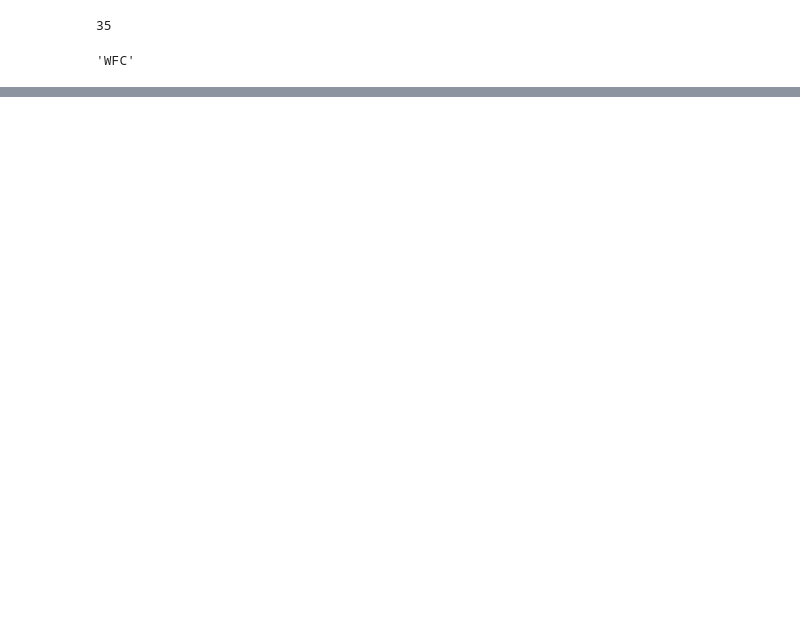
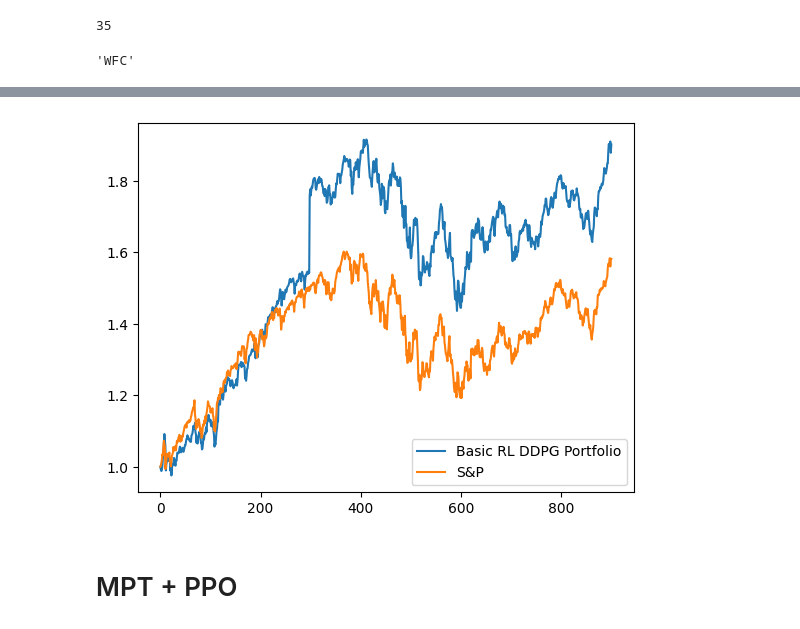
Before and after one commit to bufn403/portfolio-rl, a Jupyter notebook: portfolio_train.ipynb, the cells around one changed output, grey strips where cells are left out. Saved outputs shown, nothing was run; the diff lists cells and outputs as text; code cells hidden in the pictures; blank space fills up the shorter version.

Commit message:
mpt paper; ppo + ddpg for basic env

```diff
--- a/portfolio_train.ipynb
+++ b/portfolio_train.ipynb
@@ -122,0 +79,7 @@ np.stack(actions)[:, 35].argmax()
+# %%
+# Parallel environments
+vec_env = make_vec_env(BasicEnv, n_envs=4)
+
+model = DDPG("MlpPolicy", vec_env, verbose=1, seed=1)
+model.learn(total_timesteps=100_000)
+model.save("basic_ddpg_model")
@@ -122,0 +105,26 @@ np.stack(actions)[:, 35].argmax()
+# %%
+env = BasicEnv(start_year=2020, end_year=2024)
+obs, _ = env.reset()
+
+port_val = [1.0]
+snp_val = [1.0]
+actions = []
+
+for i in range(900):
+    action, _ = model.predict(obs, deterministic=True)
+    actions.append(action)
+    obs, rewards, terminated, truncated, info = env.step(action)
+    port_val.append(info['port_val'])
+    snp_val.append(snp_val[-1] * (1 + env.idx_df[env.idx_df.index == env.times[env.t]].vwretd.values[0]))
+    if terminated:
+        break
+# %%
+plt.plot(np.array(port_val), label='Basic RL DDPG Portfolio')
+plt.plot(np.array(snp_val), label='S&P')
+# plt.yscale('log')
+plt.legend()
+plt.show()
+# %% [output]
+[figure, added]
+# %% [markdown]
+# MPT + PPO
```
Also changed, not shown: parts of 12 cells of this notebook, 1 other file.
